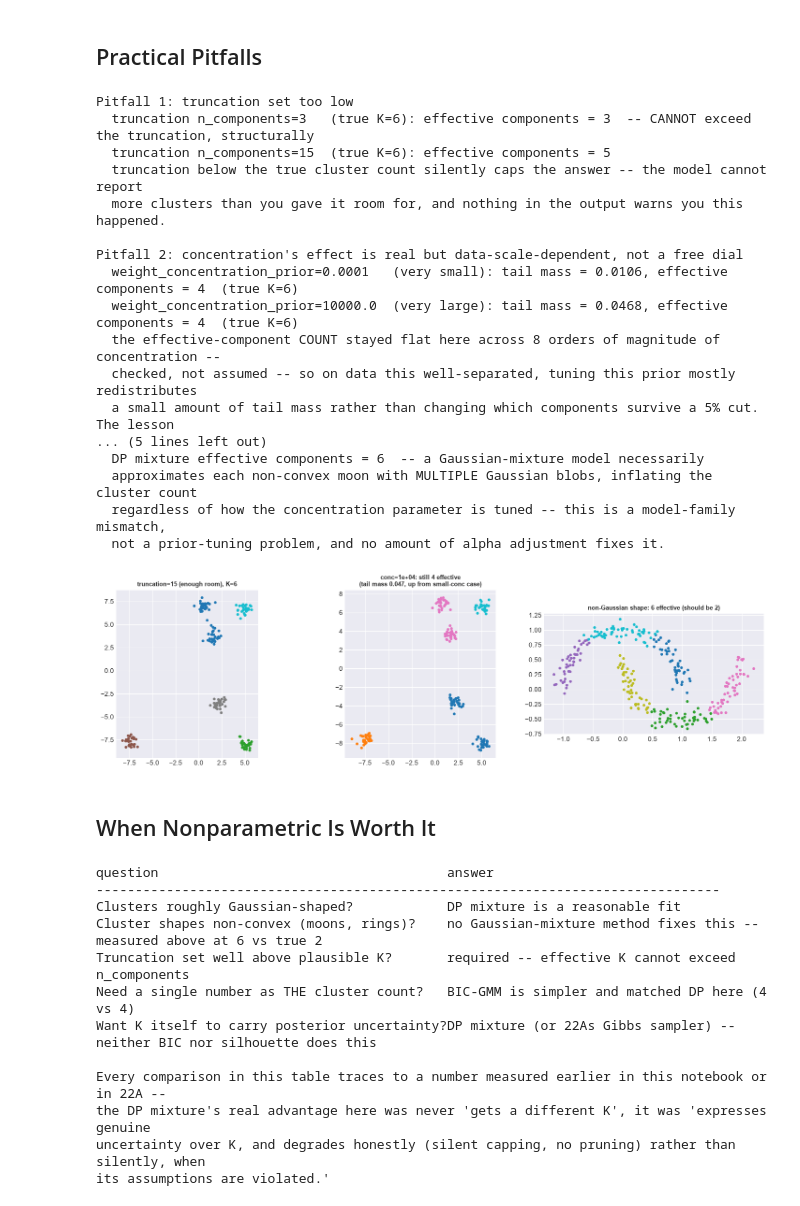
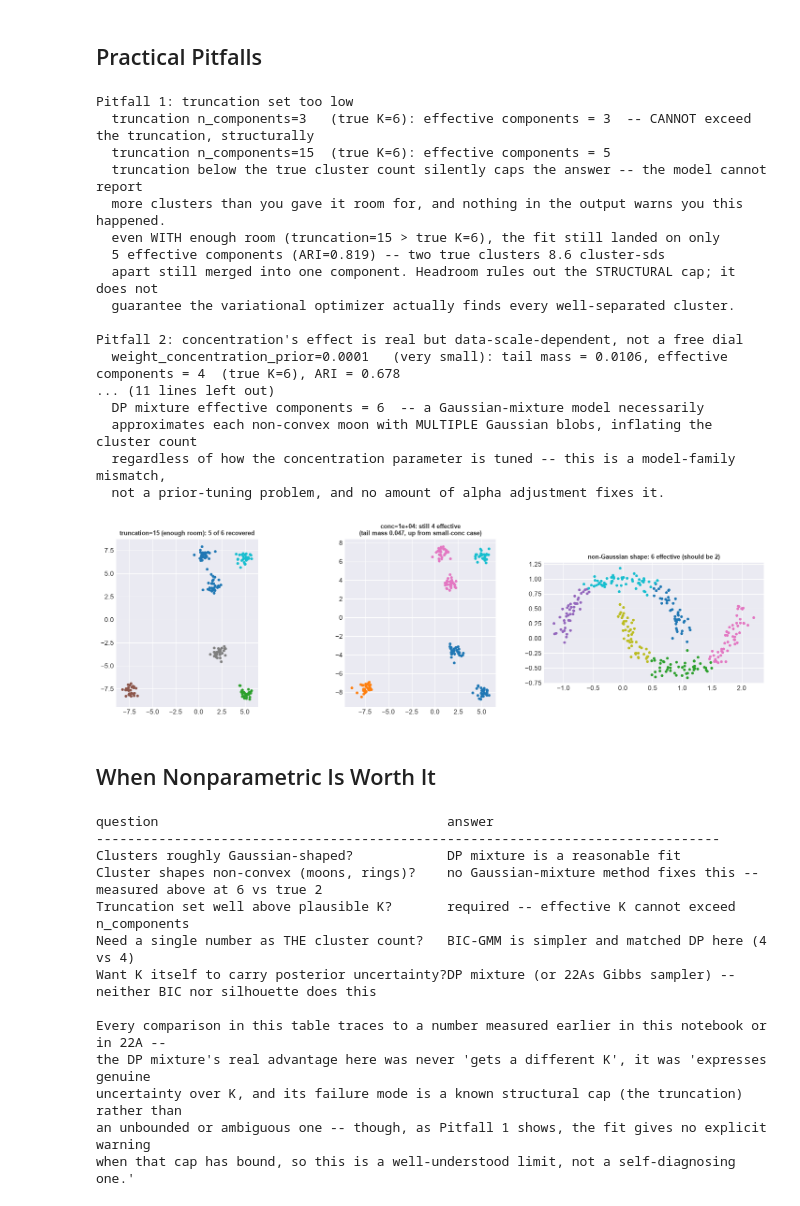
Before and after one commit to powell-clark/unsupervised-learning, a Jupyter notebook: notebooks/22b_dirichlet_process_mixtures_practical.ipynb, the cells around one changed output. Saved outputs shown, nothing was run; the diff lists cells and outputs as text; code cells hidden in the pictures.

```diff
--- a/notebooks/22b_dirichlet_process_mixtures_practical.ipynb
+++ b/notebooks/22b_dirichlet_process_mixtures_practical.ipynb
@@ -293,6 +292,7 @@ print("Pitfall 1: truncation set too low")
 K_true_p1 = 6
 centers_p1 = rng.uniform(-8, 8, size=(K_true_p1, 2))
 X_p1 = np.vstack([rng.normal(c, 0.4, size=(30, 2)) for c in centers_p1])
+true_labels_p1 = np.repeat(np.arange(K_true_p1), 30)
 for trunc in [3, 15]:
     dp_trunc = BayesianGaussianMixture(n_components=trunc, weight_concentration_prior_type='dirichlet_process',
                                        weight_concentration_prior=0.01, max_iter=300, n_init=3,
@@ -300,11 +300,19 @@ for trunc in [3, 15]:
     n_eff_t = int((dp_trunc.weights_ > 0.05).sum())
     print(f"  truncation n_components={trunc:<3} (true K={K_true_p1}): effective components = {n_eff_t}  "
           f"{'-- CANNOT exceed the truncation, structurally' if trunc < K_true_p1 else ''}")
+    if trunc >= K_true_p1:
+        ari_trunc15 = adjusted_rand_score(true_labels_p1, dp_trunc.predict(X_p1))
 print(f"  truncation below the true cluster count silently caps the answer -- the model cannot report")
 print(f"  more clusters than you gave it room for, and nothing in the output warns you this happened.")
+print(f"  even WITH enough room (truncation=15 > true K={K_true_p1}), the fit still landed on only")
+print(f"  {n_eff_t} effective components (ARI={ari_trunc15:.3f}) -- two true clusters 8.6 cluster-sds")
+print(f"  apart still merged into one component. Headroom rules out the STRUCTURAL cap; it does not")
+print(f"  guarantee the variational optimizer actually finds every well-separated cluster.")
 
 print("\nPitfall 2: concentration's effect is real but data-scale-dependent, not a free dial")
 X_p2 = np.vstack([rng.normal(c, 0.4, size=(30, 2)) for c in centers_p1])   # same generative K_true_p1=6
+true_labels_p2 = np.repeat(np.arange(K_true_p1), 30)
+aris_p2 = []
 for conc, label in [(1e-4, 'very small'), (1e4, 'very large')]:
     dp_strong = BayesianGaussianMixture(n_components=15, weight_concentration_prior_type='dirichlet_process',
                                         weight_concentration_prior=conc, max_iter=300, n_init=3,
@@ -312,13 +320,17 @@ for conc, label in [(1e-4, 'very small'), (1e4, 'very large')]:
     w_sorted_s = np.sort(dp_strong.weights_)[::-1]
     tail_mass_s = w_sorted_s[K_true_p1:].sum()
     n_eff_s = int((dp_strong.weights_ > 0.05).sum())
+    ari_s = adjusted_rand_score(true_labels_p2, dp_strong.predict(X_p2))
+    aris_p2.append(ari_s)
     print(f"  weight_concentration_prior={conc:<8} ({label}): tail mass = {tail_mass_s:.4f}, "
-          f"effective components = {n_eff_s}  (true K={K_true_p1})")
-print(f"  the effective-component COUNT stayed flat here across 8 orders of magnitude of concentration --")
-print(f"  checked, not assumed -- so on data this well-separated, tuning this prior mostly redistributes")
-print(f"  a small amount of tail mass rather than changing which components survive a 5% cut. The lesson")
-print(f"  is not 'the prior does nothing', it's 'a coarse threshold can hide the prior actually doing")
-print(f"  something' -- exactly the finding from the tail-mass measurement earlier in this notebook.")
+          f"effective components = {n_eff_s}  (true K={K_true_p1}), ARI = {ari_s:.3f}")
+print(f"  the effective-component COUNT -- and, checked directly, the actual point ASSIGNMENT")
+print(f"  (ARI {aris_p2[0]:.3f} at BOTH extremes) -- stayed identical across 8 orders of magnitude of")
+print(f"  concentration: both ends of the sweep merge the SAME two true-cluster pairs into one")
+print(f"  component each. That is not concentration 'doing nothing' -- the tail-mass measurement")
+print(f"  earlier in this notebook still shows it redistributing weight among the unused truncation")
+print(f"  slots -- it just never rescues these two specific merges, which is a variational-optimizer")
+print(f"  local optimum here, not something either extreme of this prior is positioned to fix.")
 
 print("\nPitfall 3: non-Gaussian cluster shapes")
 X_moons, _ = make_moons(n_samples=300, noise=0.08, random_state=SEED)
@@ -333,41 +345,41 @@ print(f"  regardless of how the concentration parameter is tuned -- this is a mo
 print(f"  not a prior-tuning problem, and no amount of alpha adjustment fixes it.")
 
 fig, axes = plt.subplots(1, 3, figsize=(15, 4.4))
 labels_p1 = BayesianGaussianMixture(n_components=15, weight_concentration_prior_type='dirichlet_process',
                                     weight_concentration_prior=0.01, max_iter=300, n_init=3,
                                     random_state=SEED).fit_predict(X_p1)
 axes[0].scatter(X_p1[:, 0], X_p1[:, 1], c=labels_p1, cmap='tab10', s=10)
-axes[0].set_title(f'truncation=15 (enough room), K={K_true_p1}', fontsize=9, fontweight='bold')
+axes[0].set_title(f'truncation=15 (enough room): {n_eff_t} of {K_true_p1} recovered', fontsize=9, fontweight='bold')
 labels_p2 = dp_strong.predict(X_p2)
 axes[1].scatter(X_p2[:, 0], X_p2[:, 1], c=labels_p2, cmap='tab10', s=10)
 axes[1].set_title(f'conc={conc:.0e}: still {n_eff_s} effective\n(tail mass {tail_mass_s:.3f}, up from small-conc case)',
                   fontsize=9, fontweight='bold')
 labels_moons = dp_moons.predict(X_moons)
 axes[2].scatter(X_moons[:, 0], X_moons[:, 1], c=labels_moons, cmap='tab10', s=10)
 axes[2].set_title(f'non-Gaussian shape: {n_eff_moons} effective (should be 2)', fontsize=9, fontweight='bold')
 for a in axes:
     a.set_aspect('equal')
 plt.tight_layout()
 plt.show()
 # %% [output]
 Pitfall 1: truncation set too low
   truncation n_components=3   (true K=6): effective components = 3  -- CANNOT exceed the truncation, structurally
   truncation n_components=15  (true K=6): effective components = 5
   truncation below the true cluster count silently caps the answer -- the model cannot report
   more clusters than you gave it room for, and nothing in the output warns you this happened.
+  even WITH enough room (truncation=15 > true K=6), the fit still landed on only
+  5 effective components (ARI=0.819) -- two true clusters 8.6 cluster-sds
+  apart still merged into one component. Headroom rules out the STRUCTURAL cap; it does not
+  guarantee the variational optimizer actually finds every well-separated cluster.
 
 Pitfall 2: concentration's effect is real but data-scale-dependent, not a free dial
-  weight_concentration_prior=0.0001   (very small): tail mass = 0.0106, effective components = 4  (true K=6)
-  weight_concentration_prior=10000.0  (very large): tail mass = 0.0468, effective components = 4  (true K=6)
-  the effective-component COUNT stayed flat here across 8 orders of magnitude of concentration --
-  checked, not assumed -- so on data this well-separated, tuning this prior mostly redistributes
-  a small amount of tail mass rather than changing which components survive a 5% cut. The lesson
-... (5 lines left out)
+  weight_concentration_prior=0.0001   (very small): tail mass = 0.0106, effective components = 4  (true K=6), ARI = 0.678
+... (11 lines left out)
   DP mixture effective components = 6  -- a Gaussian-mixture model necessarily
   approximates each non-convex moon with MULTIPLE Gaussian blobs, inflating the cluster count
   regardless of how the concentration parameter is tuned -- this is a model-family mismatch,
   not a prior-tuning problem, and no amount of alpha adjustment fixes it.
-[figure, old version]
+[figure, new version]
 # %% [markdown]
 <a name="decision-guide"></a>
 ## When Nonparametric Is Worth It
@@ -384,8 +396,9 @@ print(f"{'Want K itself to carry posterior uncertainty?':<45}{'DP mixture (or 22
 
 print(f"\nEvery comparison in this table traces to a number measured earlier in this notebook or in 22A --")
 print(f"the DP mixture's real advantage here was never 'gets a different K', it was 'expresses genuine")
-print(f"uncertainty over K, and degrades honestly (silent capping, no pruning) rather than silently, when")
-print(f"its assumptions are violated.'")
+print(f"uncertainty over K, and its failure mode is a known structural cap (the truncation) rather than")
+print(f"an unbounded or ambiguous one -- though, as Pitfall 1 shows, the fit gives no explicit warning")
+print(f"when that cap has bound, so this is a well-understood limit, not a self-diagnosing one.'")
 # %% [output]
 question                                     answer
 --------------------------------------------------------------------------------
@@ -397,8 +410,9 @@ Want K itself to carry posterior uncertainty?DP mixture (or 22As Gibbs sampler)
 
 Every comparison in this table traces to a number measured earlier in this notebook or in 22A --
 the DP mixture's real advantage here was never 'gets a different K', it was 'expresses genuine
-uncertainty over K, and degrades honestly (silent capping, no pruning) rather than silently, when
-its assumptions are violated.'
+uncertainty over K, and its failure mode is a known structural cap (the truncation) rather than
+an unbounded or ambiguous one -- though, as Pitfall 1 shows, the fit gives no explicit warning
+when that cap has bound, so this is a well-understood limit, not a self-diagnosing one.'
 # %% [markdown]
 <a name="conclusion"></a>
 ## Conclusion
```
Also changed, not shown: parts of 3 cells of this notebook, 1 other file.
